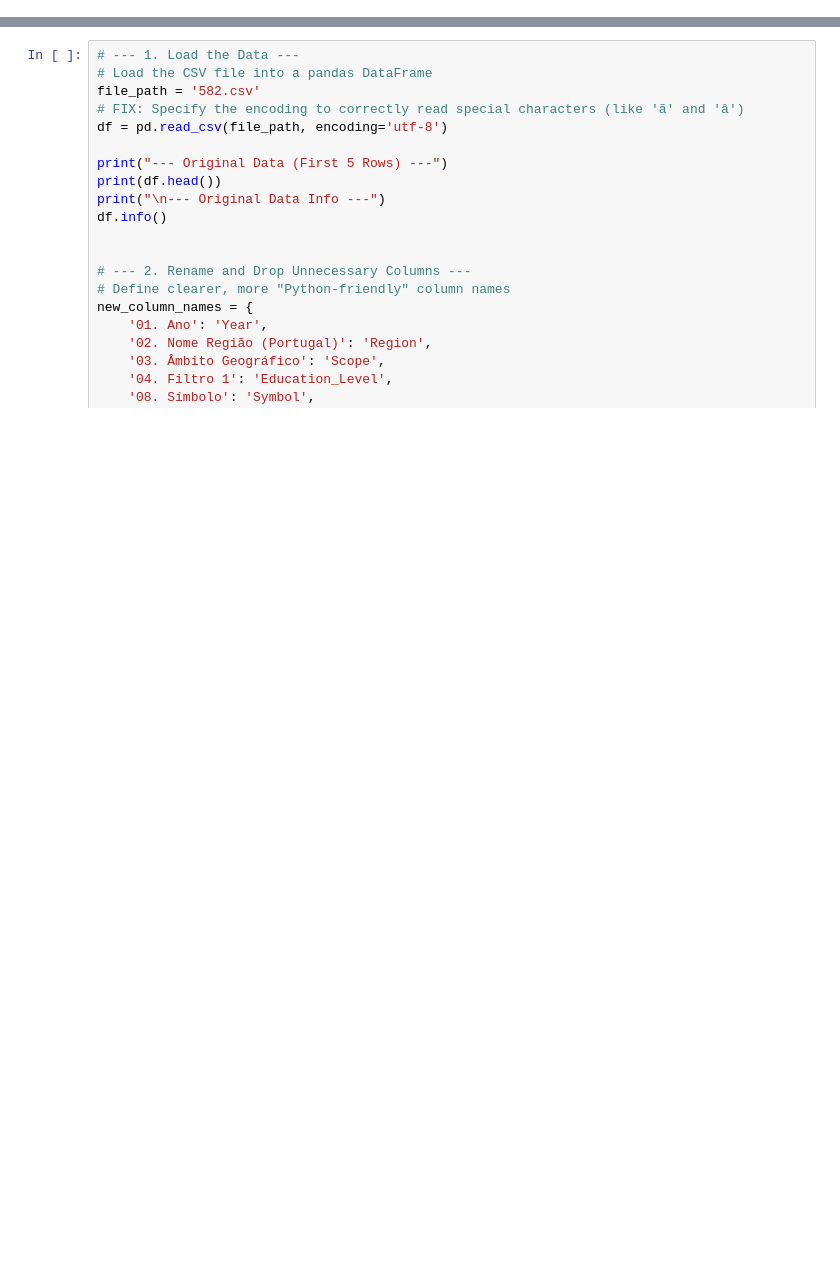
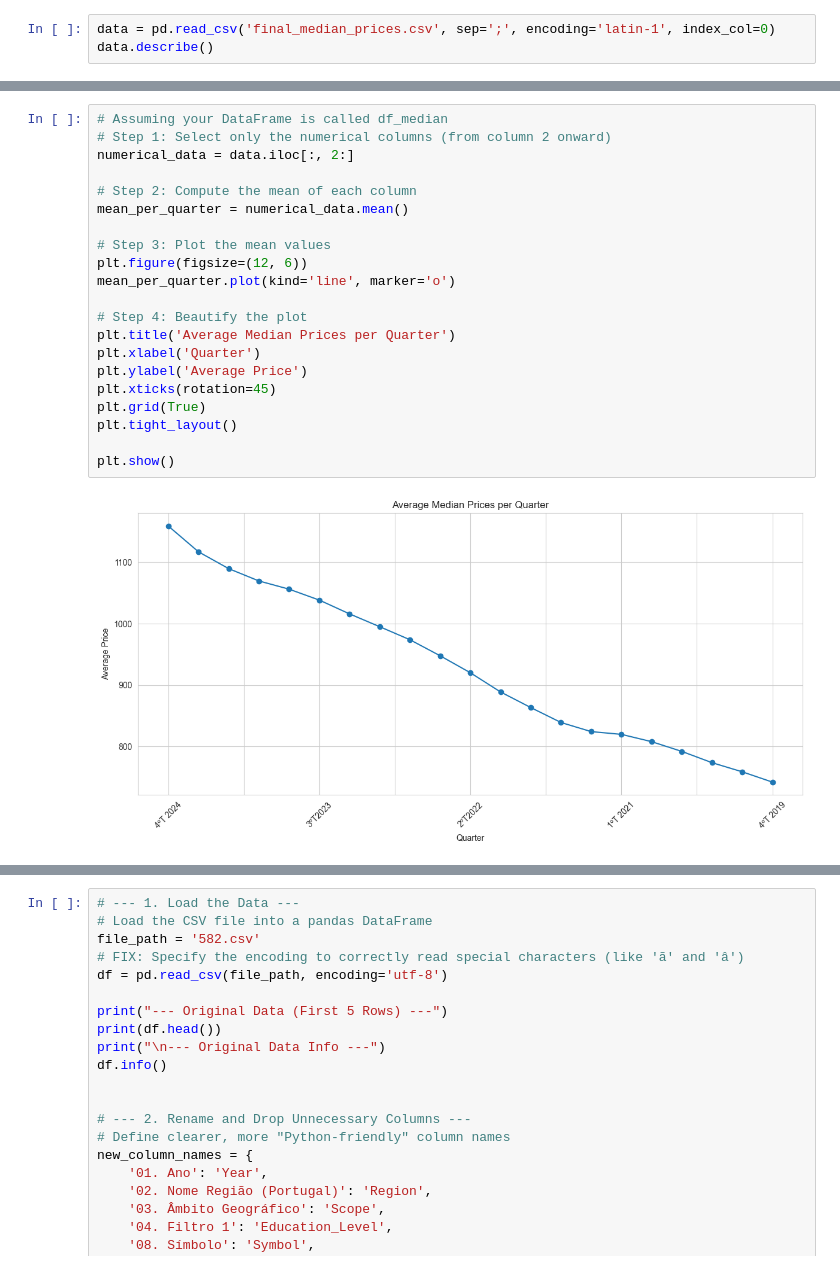
Before and after one commit to Shushunya/FCD-housing-prices, a Jupyter notebook: main_notebook.ipynb, the cells around one changed output, grey strips where cells are left out. Cells and saved outputs as stored; diff of their text form; blank space fills up the shorter version.

Commit message:
EDA of house prices

```diff
--- a/main_notebook.ipynb
+++ b/main_notebook.ipynb
@@ -125,0 +192,3 @@ df_median.to_csv("test.csv")
+# %%
+data = pd.read_csv('final_median_prices.csv', sep=';', encoding='latin-1', index_col=0)
+data.describe()
@@ -125,0 +228,23 @@ df_median.to_csv("test.csv")
+# %%
+# Assuming your DataFrame is called df_median
+# Step 1: Select only the numerical columns (from column 2 onward)
+numerical_data = data.iloc[:, 2:]
+
+# Step 2: Compute the mean of each column
+mean_per_quarter = numerical_data.mean()
+
+# Step 3: Plot the mean values
+plt.figure(figsize=(12, 6))
+mean_per_quarter.plot(kind='line', marker='o')
+
+# Step 4: Beautify the plot
+plt.title('Average Median Prices per Quarter')
+plt.xlabel('Quarter')
+plt.ylabel('Average Price')
+plt.xticks(rotation=45)
+plt.grid(True)
+plt.tight_layout()
+
+plt.show()
+# %% [output]
+[figure, added]
```
Also changed, not shown: parts of 25 cells of this notebook.
